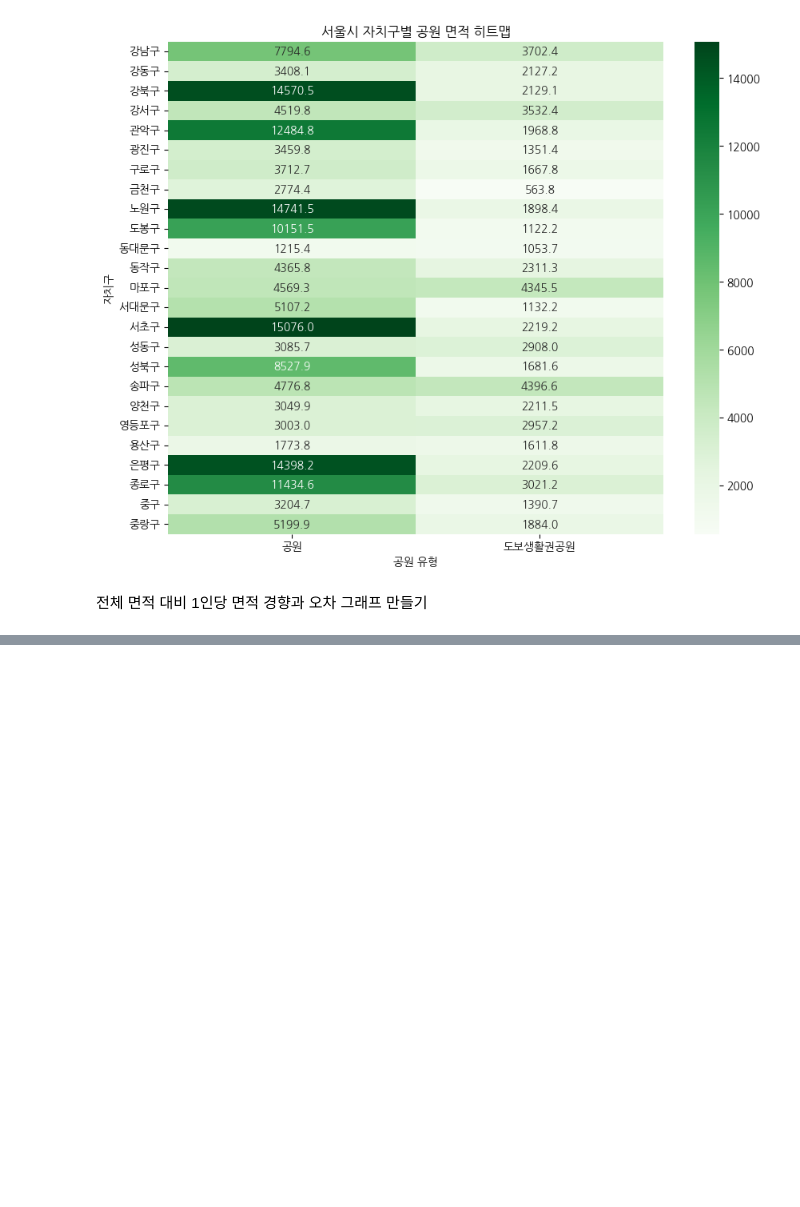
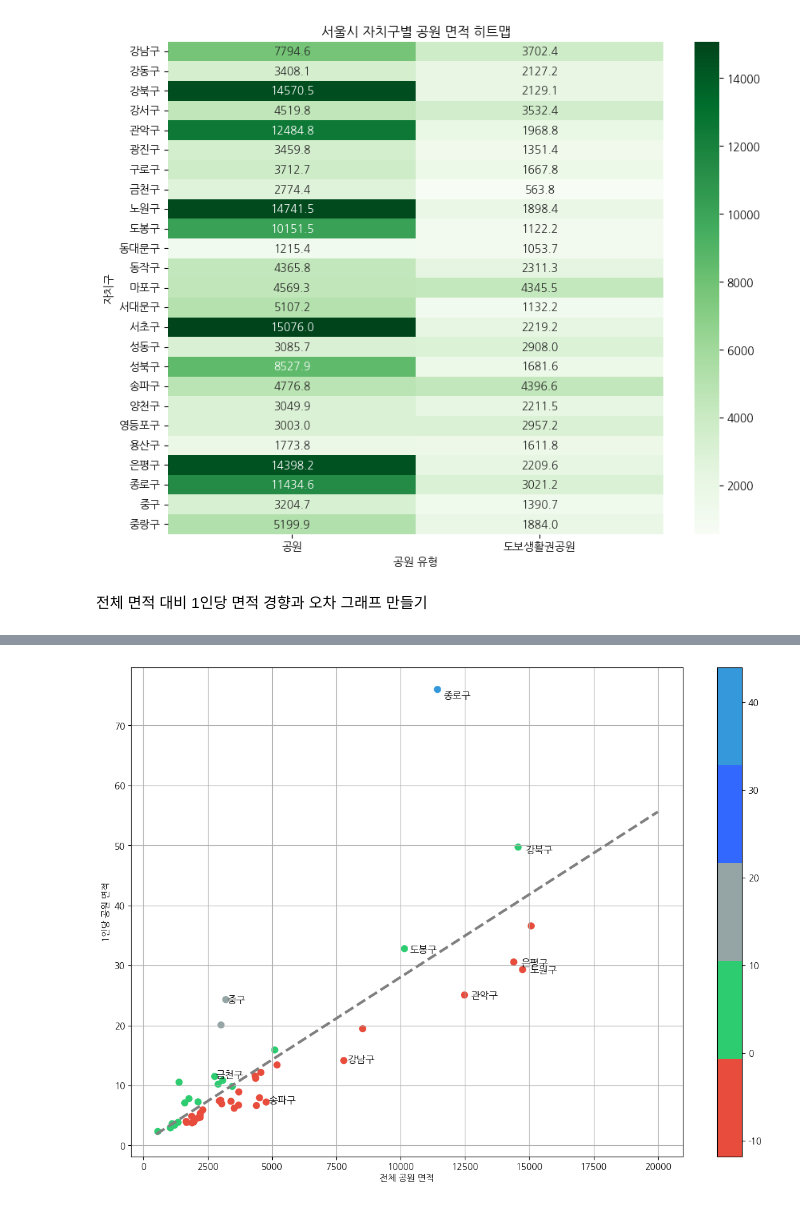
Before and after one commit to addinedu-ros-9th/eda-repo-2, a Jupyter notebook: data_analysis/park.ipynb, the cells around one changed output, grey strips where cells are left out. Drawn from its saved outputs; the diff is of its cells as text; code cells hidden in the pictures; blank space fills up the shorter version.

```diff
--- a/data_analysis/park.ipynb
+++ b/data_analysis/park.ipynb
@@ -127,0 +174,3 @@ plt.show()
+# %%
+df_desc = df_desc.set_index('gu_name', drop=False)
+df_desc
@@ -127,0 +198,3 @@ plt.show()
+# %%
+df_asc = df_desc.set_index('gu_name', drop=False)
+df_asc
@@ -127,0 +220,29 @@ plt.show()
+# %%
+from matplotlib.colors import ListedColormap
+
+color_step = ["#e74c3c", "#2ecc71", "#95a5a6", "#3368ff","#3498db"]
+my_colormap = ListedColormap(color_step)
+# %%
+def drawGraph():
+    plt.figure(figsize=(14,10))
+    plt.scatter(df["park_size"],df["park_for_one"], c=df["오차"],s=50, cmap=my_colormap)
+    plt.plot(fx,f1(fx), ls='dashed',lw=3, color='gray')
+
+    for n in range(5):
+        plt.text(df_desc["park_size"][n]*1.02,
+                 df_desc["park_for_one"][n]*0.98,
+                 df_desc.index[n], fontsize=11)
+
+        plt.text(df_asc["park_size"][n]*1.02,
+                 df_asc["park_for_one"][n]*0.98,
+                 df_asc.index[n], fontsize=11)
+
+    plt.xlabel("전체 공원 면적")
+    plt.ylabel("1인당 공원 면적")
+    plt.colorbar()
+    plt.grid()
+    plt.show()
+# %%
+drawGraph()
+# %% [output]
+[figure, added]
```
Also changed, not shown: parts of 7 cells of this notebook.
